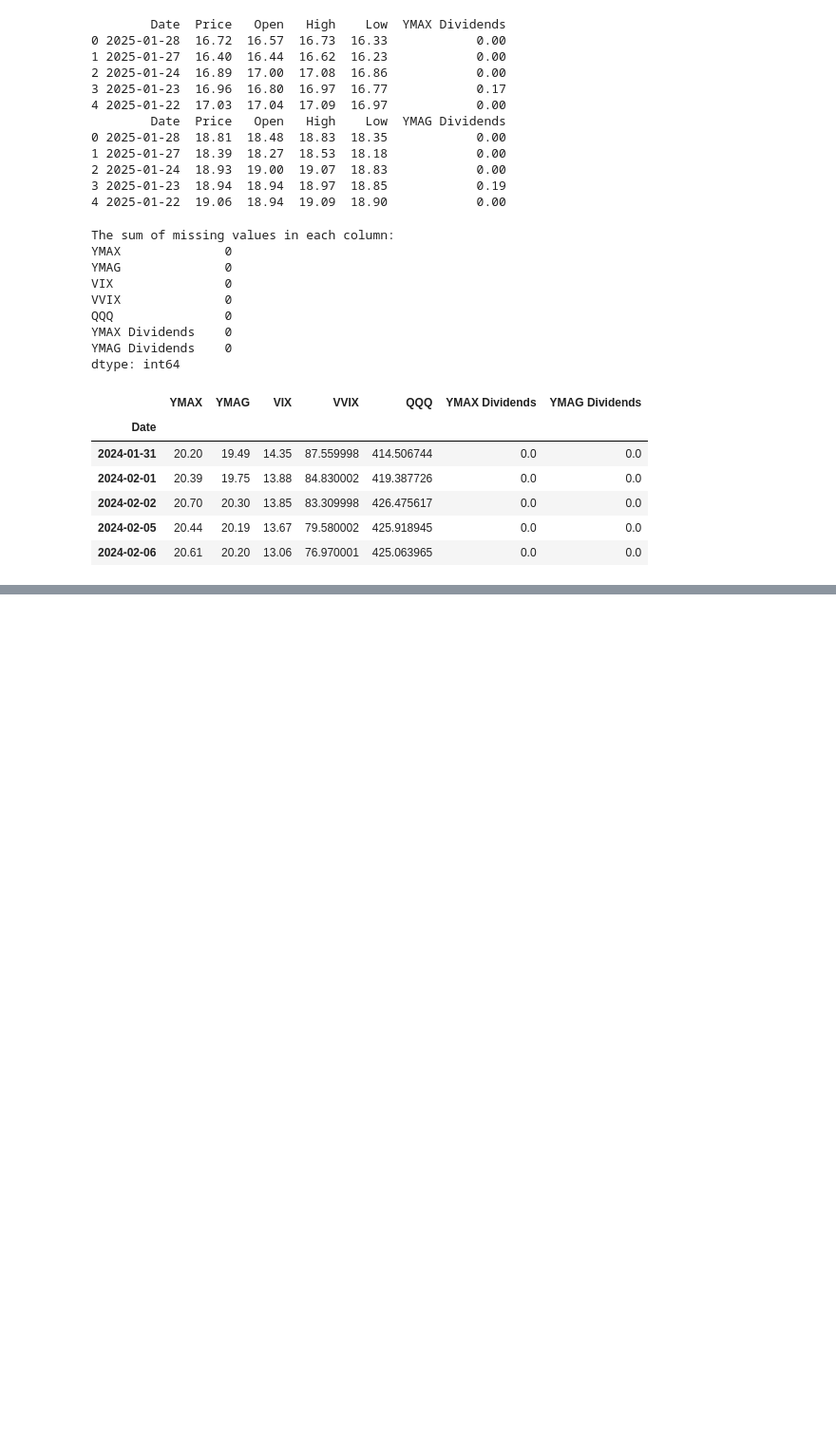
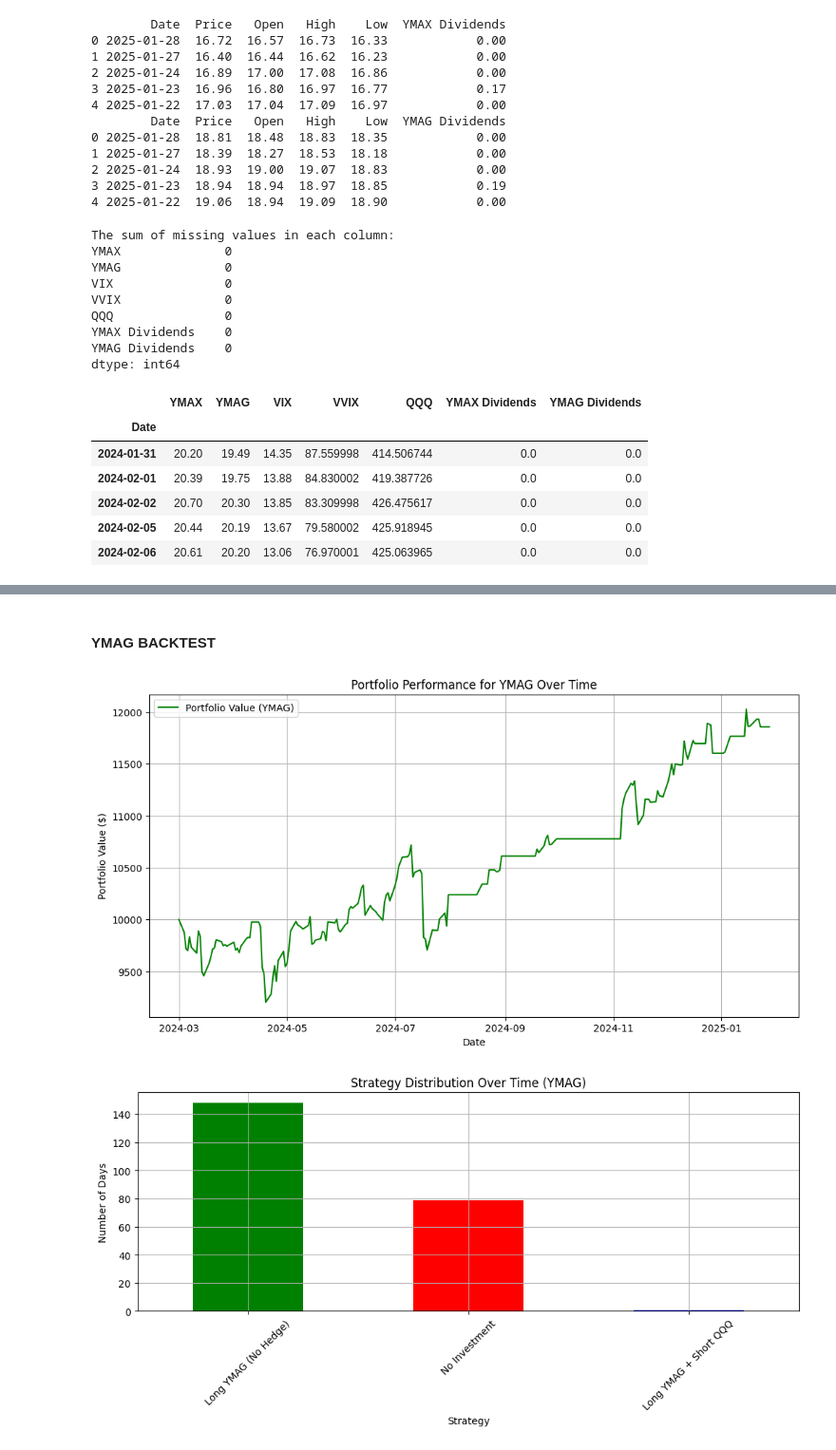
Before and after one commit to BensonMunene/Ratios-Strategy-App, a Jupyter notebook: Codes/Backtesting Code.ipynb, the cells around one changed output, grey strips where cells are left out. Shown: that part at 95% size. Drawn from its saved outputs; the diff is of its cells as text; code cells hidden in the pictures; blank space fills up the shorter version.

```diff
--- a/Codes/Backtesting Code.ipynb
+++ b/Codes/Backtesting Code.ipynb
@@ -259,0 +327,73 @@ Prices_and_stats_df
+# %% [markdown]
+#### YMAG BACKTEST
+# %%
+# Create a separate dataframe for YMAG backtesting
+ymag_df = Prices_and_stats_df.copy()
+
+# Define initial portfolio value
+initial_investment = 10000  # $10,000 starting capital
+
+# Function to determine strategy for YMAG only
+def determine_strategy_ymag(row):
+    if row["VIX"] < 20 and row["VVIX"] < 100:
+        return "Long YMAG (No Hedge)"
+    elif row["VIX"] >= 20 or row["VVIX"] >= 100:
+        if row["YMAG-VIX Correlation"] < -0.3 or row["YMAG-VVIX Correlation"] < -0.3:
+            return "No Investment"
+        return "Long YMAG + Short QQQ"
+    return "No Investment"
+
+# Apply the strategy to YMAG data
+ymag_df["Strategy"] = ymag_df.apply(determine_strategy_ymag, axis=1)
+
+# Initialize tracking columns
+ymag_df["Portfolio_Value"] = initial_investment
+ymag_df["QQQ_Short_Loss"] = 0
+
+# Iterate over rows to simulate performance
+for i in range(1, len(ymag_df)):
+    prev_value = ymag_df.loc[i-1, "Portfolio_Value"]
+    strategy = ymag_df.loc[i, "Strategy"]
+
+    if strategy == "Long YMAG (No Hedge)":
+        ymag_return = (ymag_df.loc[i, "YMAG"] / ymag_df.loc[i-1, "YMAG"]) - 1
+        div_ymag = ymag_df.loc[i, "YMAG Dividends"]
+
+        # Account for dividends
+        ymag_df.loc[i, "Portfolio_Value"] = prev_value * (1 + ymag_return) + div_ymag
+
+    elif strategy == "Long YMAG + Short QQQ":
+        ymag_return = (ymag_df.loc[i, "YMAG"] / ymag_df.loc[i-1, "YMAG"]) - 1
+        qqq_return = (ymag_df.loc[i, "QQQ"] / ymag_df.loc[i-1, "QQQ"]) - 1
+
+        hedge_loss = -qqq_return  # Short side
+        div_ymag = ymag_df.loc[i, "YMAG Dividends"]
+
+        ymag_df.loc[i, "QQQ_Short_Loss"] = prev_value * hedge_loss
+        ymag_df.loc[i, "Portfolio_Value"] = prev_value * (1 + ymag_return) - ymag_df.loc[i, "QQQ_Short_Loss"] + div_ymag
+
+    elif strategy == "No Investment":
+        ymag_df.loc[i, "Portfolio_Value"] = prev_value  # Stay in cash
+
+# Plot Portfolio Performance for YMAG
+plt.figure(figsize=(12, 6))
+plt.plot(ymag_df["Date"], ymag_df["Portfolio_Value"], label="Portfolio Value (YMAG)", color="green")
+plt.xlabel("Date")
+plt.ylabel("Portfolio Value ($)")
+plt.title("Portfolio Performance for YMAG Over Time")
+plt.legend()
+plt.grid()
+plt.show()
+
+# Plot Strategy Usage Over Time for YMAG
+plt.figure(figsize=(12, 4))
+ymag_df["Strategy"].value_counts().plot(kind="bar", color=["green", "red", "blue"])
+plt.xlabel("Strategy")
+plt.ylabel("Number of Days")
+plt.title("Strategy Distribution Over Time (YMAG)")
+plt.xticks(rotation=45)
+plt.grid()
+plt.show()
+# %% [output]
+[figure, added]
+[figure, added]
```
Also changed, not shown: parts of 6 cells of this notebook, 1 other file.
